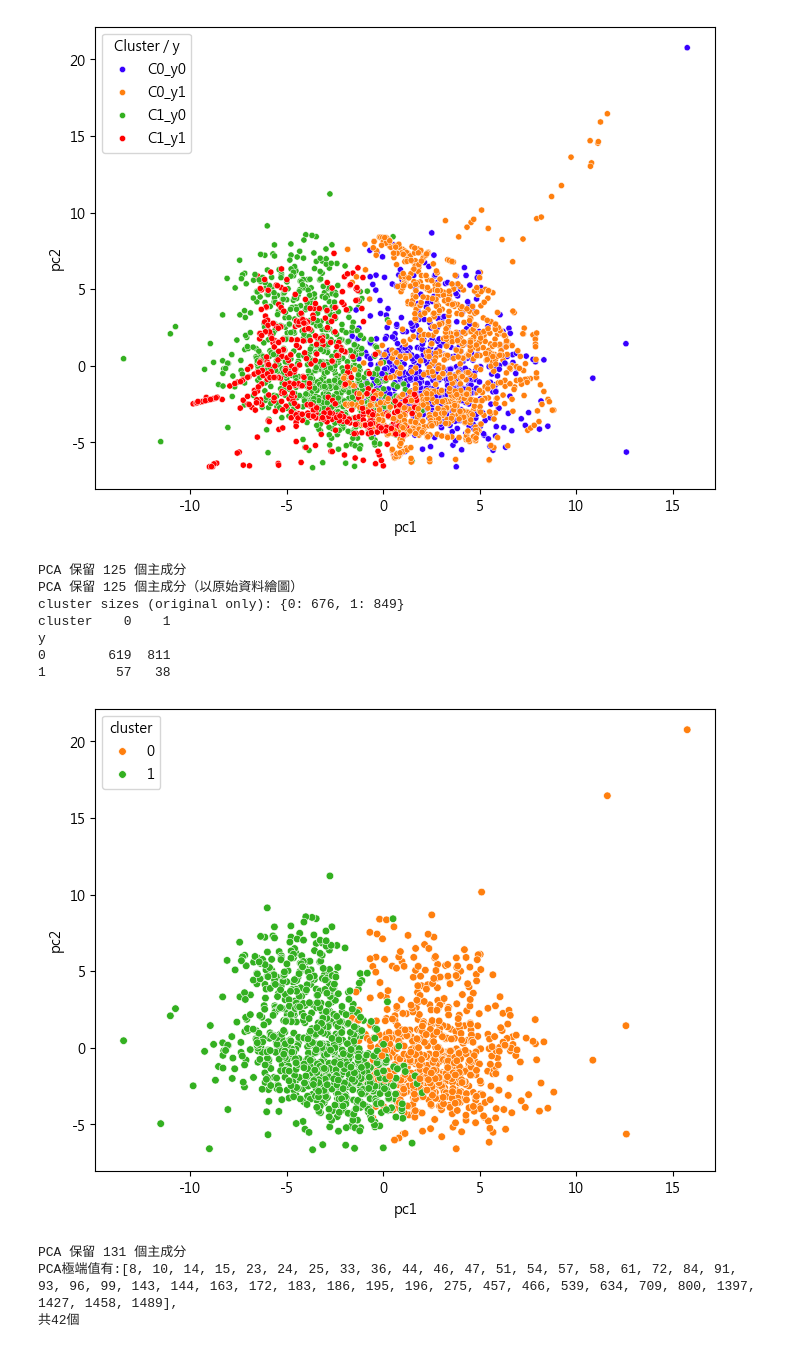
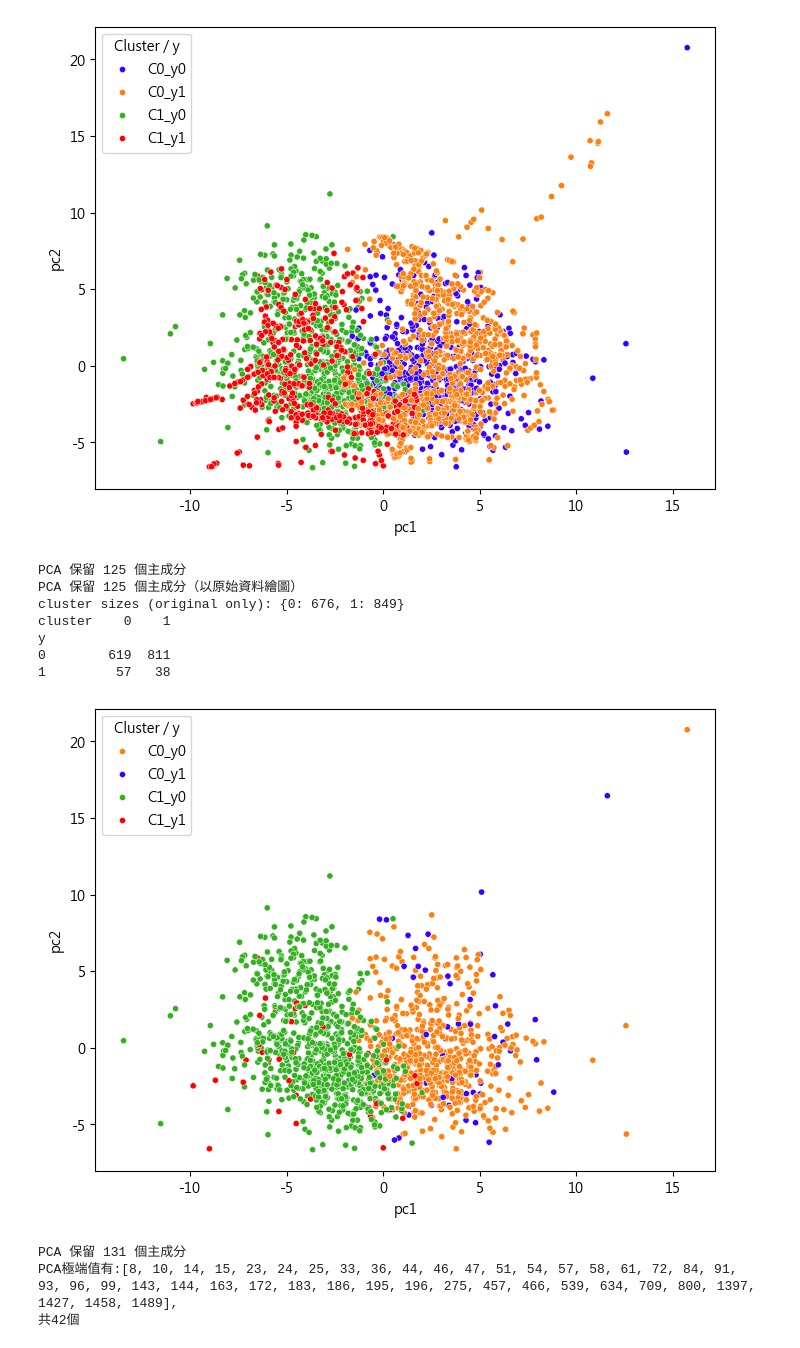
Before and after one commit to JackHuang0125/WHAT_I_DID, a Jupyter notebook: 0 PAPER/img/圖表.ipynb, the cells around one changed output. Cells and saved outputs as stored; diff of their text form; code cells hidden in the pictures.

```diff
--- a/0 PAPER/img/圖表.ipynb
+++ b/0 PAPER/img/圖表.ipynb
@@ -600,37 +600,40 @@ kmeans = KMeans(n_clusters=2, n_init=10, max_iter=300, random_state=42)
 kmeans.fit(X_pca_smote)
 
 labels_org = kmeans.predict(X_pca_org)  # 原始樣本的 cluster
 sizes = pd.Series(labels_org).value_counts().sort_index()
 print('cluster sizes (original only):', sizes.to_dict())
 
 # --- 列聯表：只用原始樣本（y 與 labels_org 長度一致） ---
 df_org = pd.DataFrame({'y': y.values, 'label': labels_org})
 ct = pd.crosstab(df_org['y'], df_org['label'], rownames=['y'], colnames=['cluster'])
 print(ct)
 
 # --- 繪圖資料：只含原始樣本 ---
 X_pca_org_df['cluster'] = labels_org
 X_pca_org_df['y'] = y.values
 X_pca_org_df['group'] = (
     'C' + X_pca_org_df['cluster'].astype(str) + '_y' + X_pca_org_df['y'].astype(str)
 )
 
 plt.figure(figsize=(8, 6))
 palette = {
-    1: "#33B020",  # cluster 0, y=1
-    0: '#ff7f0e',  # cluster 1, y=0
+    'C0_y0': '#ff7f0e',  # cluster 0, y=0
+    'C0_y1': "#3700ff",  # cluster 0, y=1
+    'C1_y0': "#33B020",  # cluster 1, y=0
+    'C1_y1': "#ff0000",  # cluster 1, y=1
 }
-sns.scatterplot(data=X_pca_org_df, x='pc1', y='pc2', hue='cluster', s=30, palette=palette)
+sns.scatterplot(data=X_pca_org_df, x='pc1', y='pc2', hue='group', s=20, palette=palette)
+plt.legend(title='Cluster / y', loc='best')
 plt.show()
 # %% [output]
 PCA 保留 125 個主成分
 PCA 保留 125 個主成分（以原始資料繪圖）
 cluster sizes (original only): {0: 676, 1: 849}
 cluster    0    1
 y
 0        619  811
 1         57   38
-[figure, old version]
+[figure, new version]
 # %%
 secom = pd.read_csv(data_path, sep='\t')
 
```
Also changed, not shown: parts of 2 cells of this notebook, 4 other files.
